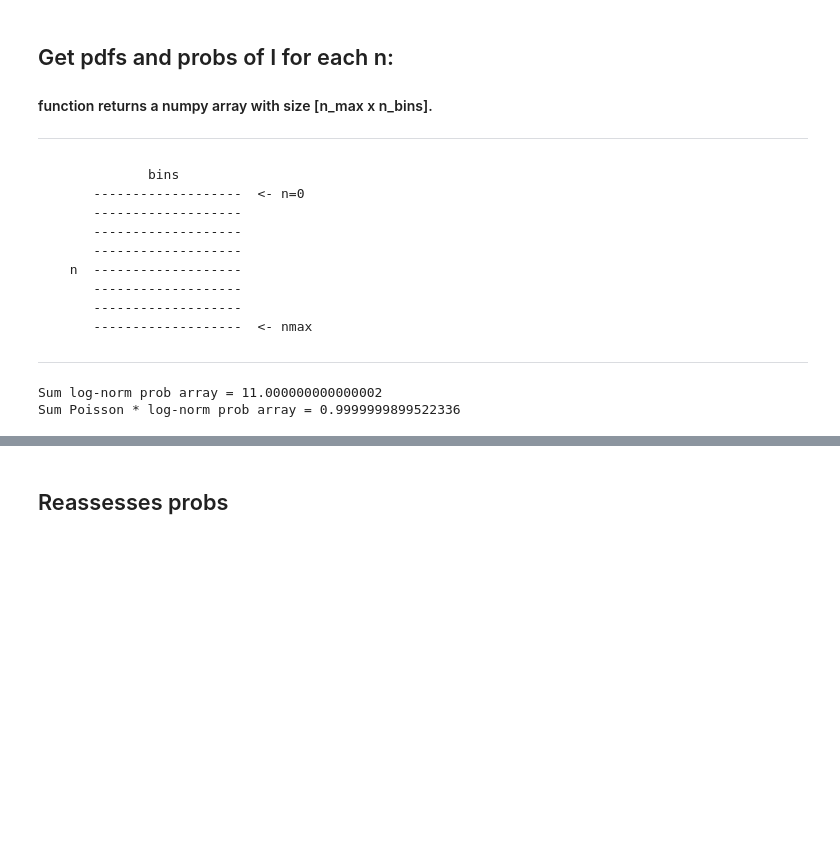
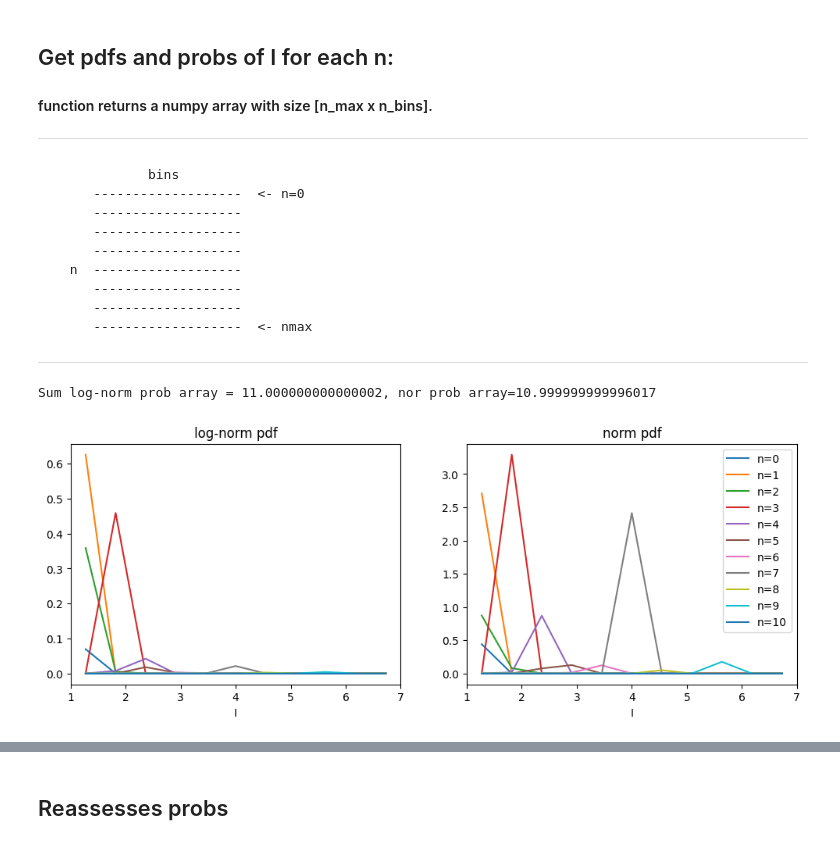
Before and after one commit to jafiorote/ga_error_sources_framework, a Jupyter notebook: notebooks/models_step_by_step.ipynb, the cells around one changed output, grey strips where cells are left out. Drawn from its saved outputs; the diff is of its cells as text; code cells hidden in the pictures; blank space fills up the shorter version.

Commit message:
testing norm distribution

```diff
--- a/notebooks/models_step_by_step.ipynb
+++ b/notebooks/models_step_by_step.ipynb
@@ -40,7 +40,8 @@ minimize = False
 # %% [markdown]
 ## Protein System Model Instance
 # %%
-sys_model = ProteinSystemModel(M, i_0, i_nat, sigma2_0)
+sys_model_lognorm = ProteinSystemModel(M, i_0, i_nat, sigma2_0)
+sys_model_norm = ProteinSystemModel(M, i_0, i_nat, sigma2_0)
 # %% [markdown]
 ## Parametric Equations
 # %%
@@ -79,17 +103,45 @@ data_s, bins_center = sys_model.create_data()
 
 -------------------
 # %%
-# data fitted in lognorm and probs without poisson weight
-pdfs, probs = sys_model.get_prob_bins_lognorm()
+# data fitted in norm and probs without poisson weight
+l_pdfs, l_probs = sys_model_lognorm.get_prob_bins(dist="lognorm")
+n_pdfs, n_probs = sys_model_norm.get_prob_bins(dist="norm")
 
-# the sum of probs take into consideration the total prob of each n-log-normal
-print(f"Sum log-norm prob array = {np.sum(probs)}")
+# the sum of probs take into consideration the total prob of each n-normal
+print(f"Sum log-norm prob array = {np.sum(l_probs)}, nor prob array={np.sum(n_probs)}")
 
 # probs with Poisson weight
-w_probs = sys_model.get_probs()
+lw_probs = sys_model_lognorm.get_probs(dist="lognorm")
+nw_probs = sys_model_norm.get_probs(dist="norm")
 
-# the prob of log-normal weighted by Poisson is 1
-print(f"Sum Poisson * log-norm prob array = {np.sum(w_probs)}")
+# reassessed probs with Poisson weight
+rl_probs = sys_model_lognorm.reassessment_probs(lw_probs)
+rn_probs = sys_model_norm.reassessment_probs(nw_probs)
+
+# # the prob of normal weighted by Poisson is 1
+# print(f"Sum Poisson * norm prob array = {np.sum(w_probs)}")
 # %% [output]
-Sum log-norm prob array = 11.000000000000002
-Sum Poisson * log-norm prob array = 0.9999999899522336
+Sum log-norm prob array = 11.000000000000002, nor prob array=10.999999999996017
+# %%
+fig, axs = plt.subplots(1, 2, figsize=(12, 4))
+cmap = "plasma"
+
+_, xs= sys_model_norm.create_data()
+for n, curve in enumerate(l_pdfs):
+    axs[0].plot(xs, curve, label=f"n={n}")
+#lc = axs[0, 0].imshow(l_pdfs[::-1], extent=[0, 1, 0, 1], cmap=cmap,  interpolation='nearest')
+axs[0].set_title("log-norm pdf")
+axs[0].set_xlabel("I")
+
+
+_, x = sys_model_norm.create_data()
+for n, curve in enumerate(n_pdfs):
+    axs[1].plot(x, curve, label=f"n={n}")
+#nc = axs[1].imshow(n_pdfs[::-1], extent=[0, 1, 0, 1], cmap=cmap,  interpolation='nearest')
+axs[1].set_title("norm pdf")
+axs[1].set_xlabel("I")
+
+plt.legend()
+plt.show()
+# %% [output]
+[figure, added]
```
Also changed, not shown: parts of 7 cells of this notebook, 2 other files.
